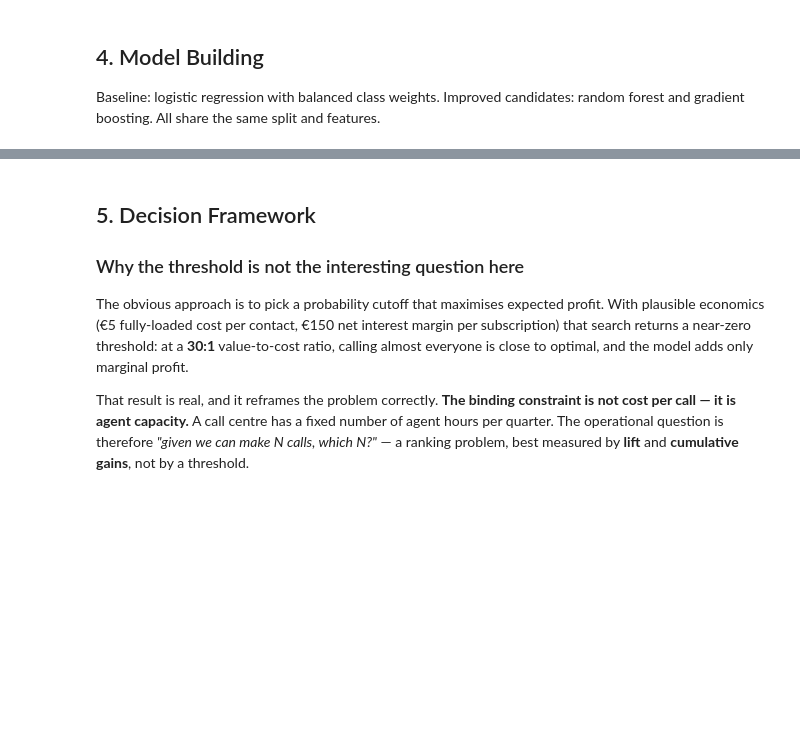
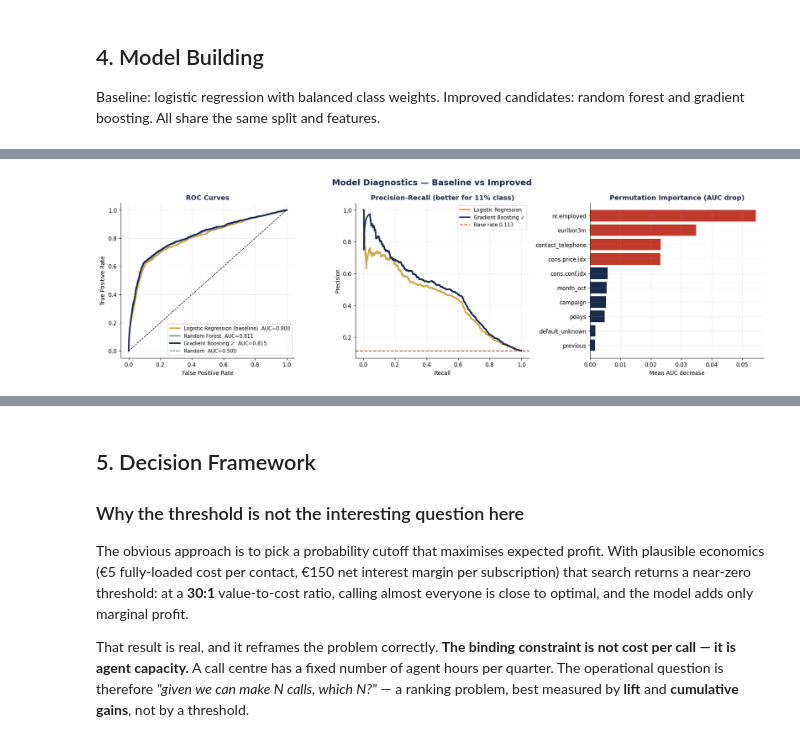
Before and after one commit to andrizomai/novabank-campaign-targeting, a Jupyter notebook: NovaBank_Campaign_Targeting.ipynb, the cells around one changed output, grey strips where cells are left out. Cells and saved outputs as stored; diff of their text form; code cells hidden in the pictures; blank space fills up the shorter version.

```diff
--- a/NovaBank_Campaign_Targeting.ipynb
+++ b/NovaBank_Campaign_Targeting.ipynb
@@ -146,0 +250,46 @@ print(f'\nNo-model base rate: {y_test.mean():.4f}')
+# %%
+r = permutation_importance(gb, X_test, y_test, n_repeats=5,
+                           random_state=RANDOM_STATE, scoring='roc_auc', n_jobs=-1)
+imp = pd.Series(r.importances_mean, index=X.columns).sort_values(ascending=False)
+
+fig, ax = plt.subplots(1, 3, figsize=(17, 5.2))
+fig.patch.set_facecolor('white')
+fig.suptitle('Model Diagnostics — Baseline vs Improved',
+             fontsize=15, fontweight='bold', color=NAVY)
+
+# ROC
+for pr, nm, co in [(p_lr, 'Logistic Regression (baseline)', GOLD),
+                   (p_rf, 'Random Forest', GREY),
+                   (p_gb, 'Gradient Boosting ✓', NAVY)]:
+    f, t, _ = roc_curve(y_test, pr)
+    ax[0].plot(f, t, color=co, lw=2.5, label=f'{nm}  AUC={roc_auc_score(y_test, pr):.3f}')
+ax[0].plot([0, 1], [0, 1], 'k--', lw=1, label='Random  AUC=0.500')
+ax[0].set_xlabel('False Positive Rate'); ax[0].set_ylabel('True Positive Rate')
+ax[0].set_title('ROC Curves', fontweight='bold', color=NAVY)
+ax[0].legend(fontsize=9, loc='lower right')
+
+# Precision-Recall
+for pr, nm, co in [(p_lr, 'Logistic Regression', GOLD),
+                   (p_gb, 'Gradient Boosting ✓', NAVY)]:
+    pc, rc, _ = precision_recall_curve(y_test, pr)
+    ax[1].plot(rc, pc, color=co, lw=2.5, label=nm)
+ax[1].axhline(base, color=RED, ls='--', lw=1.5, label=f'Base rate {base:.3f}')
+ax[1].set_xlabel('Recall'); ax[1].set_ylabel('Precision')
+ax[1].set_title('Precision-Recall (better for 11% class)', fontweight='bold', color=NAVY)
+ax[1].legend(fontsize=9)
+
+# Permutation importance
+im = imp.head(10).sort_values()
+ax[2].barh(im.index, im.values,
+           color=[RED if v > 0.02 else NAVY for v in im.values])
+ax[2].set_title('Permutation Importance (AUC drop)', fontweight='bold', color=NAVY)
+ax[2].set_xlabel('Mean AUC decrease')
+
+for a in ax:
+    a.spines[['top', 'right']].set_visible(False)
+    a.grid(alpha=.22)
+plt.tight_layout()
+plt.savefig('chart_models.png', bbox_inches='tight', facecolor='white')
+plt.show()
+# %% [output]
+[figure, added]
```
Also changed, not shown: parts of 15 cells of this notebook.
